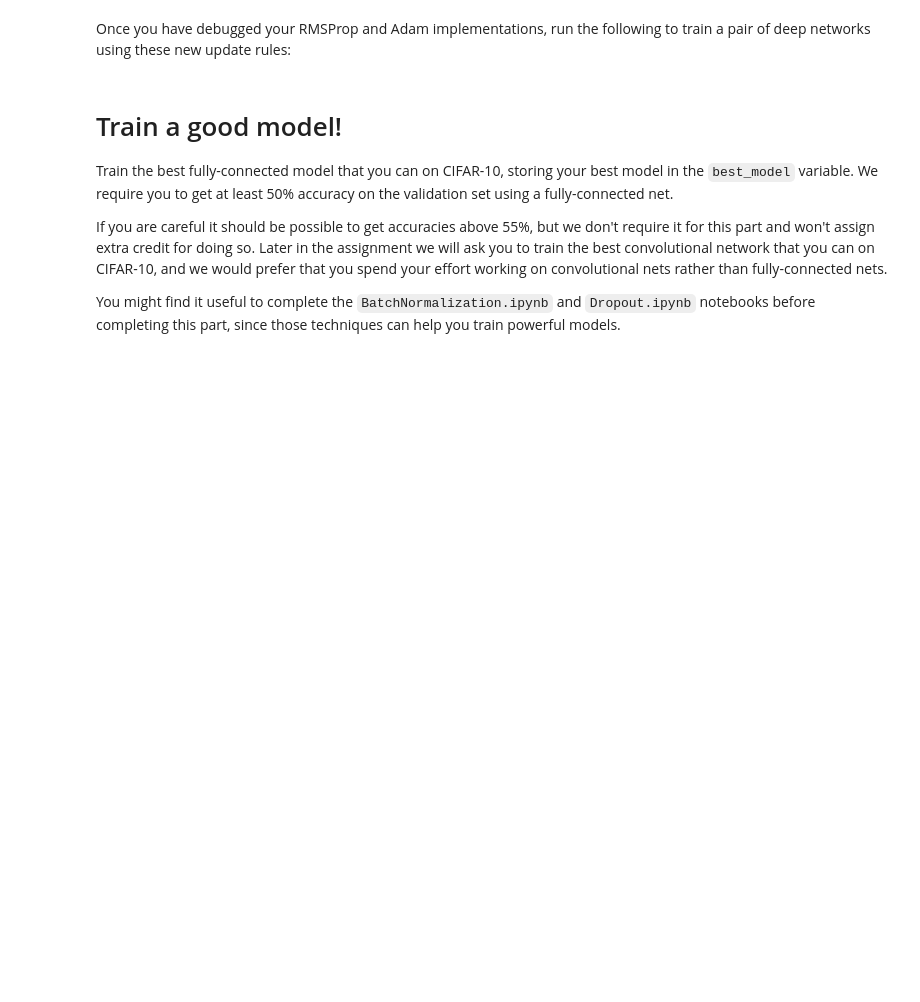
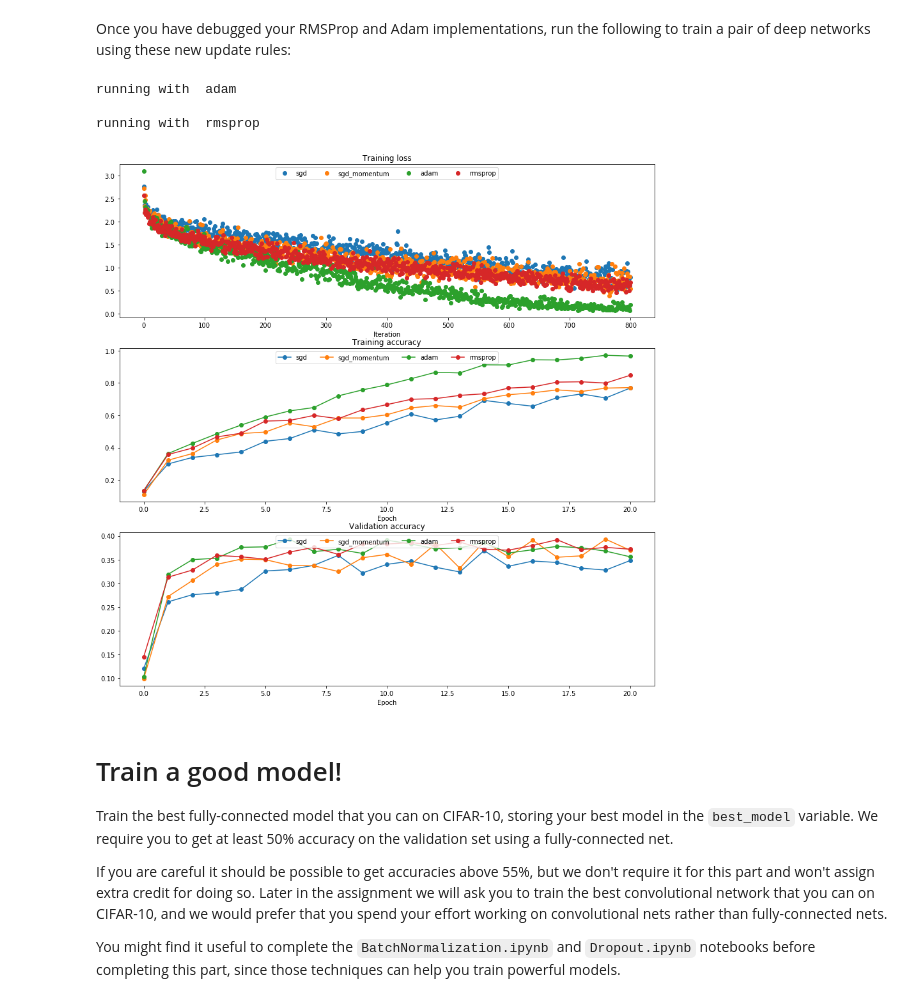
Before and after one commit to PanXiebit/cs231n, a Jupyter notebook: assignment2/FullyConnectedNets.ipynb, the cells around one changed output. Saved outputs shown, nothing was run; the diff lists cells and outputs as text; code cells hidden in the pictures; blank space fills up the shorter version.

```diff
--- a/assignment2/FullyConnectedNets.ipynb
+++ b/assignment2/FullyConnectedNets.ipynb
@@ -630,43 +728,48 @@ for update_rule in ['adam', 'rmsprop']:
   model = FullyConnectedNet([100, 100, 100, 100, 100], weight_scale=5e-2)
 
   solver = Solver(model, small_data,
-                  num_epochs=5, batch_size=100,
+                  num_epochs=20, batch_size=100,
                   update_rule=update_rule,
                   optim_config={
                     'learning_rate': learning_rates[update_rule]
                   },
-                  verbose=True)
+                  verbose=False)
   solvers[update_rule] = solver
   solver.train()
   print()
 
 plt.subplot(3, 1, 1)
 plt.title('Training loss')
 plt.xlabel('Iteration')
 
 plt.subplot(3, 1, 2)
 plt.title('Training accuracy')
 plt.xlabel('Epoch')
 
 plt.subplot(3, 1, 3)
 plt.title('Validation accuracy')
 plt.xlabel('Epoch')
 
 for update_rule, solver in list(solvers.items()):
   plt.subplot(3, 1, 1)
   plt.plot(solver.loss_history, 'o', label=update_rule)
 
   plt.subplot(3, 1, 2)
   plt.plot(solver.train_acc_history, '-o', label=update_rule)
 
   plt.subplot(3, 1, 3)
   plt.plot(solver.val_acc_history, '-o', label=update_rule)
 
 for i in [1, 2, 3]:
   plt.subplot(3, 1, i)
   plt.legend(loc='upper center', ncol=4)
 plt.gcf().set_size_inches(15, 15)
 plt.show()
+# %% [output]
+running with  adam
+
+running with  rmsprop
+[figure, added]
 # %% [markdown]
 # Train a good model!
 Train the best fully-connected model that you can on CIFAR-10, storing your best model in the `best_model` variable. We require you to get at least 50% accuracy on the validation set using a fully-connected net.
```
Also changed, not shown: parts of 14 cells of this notebook, 8 other files.
